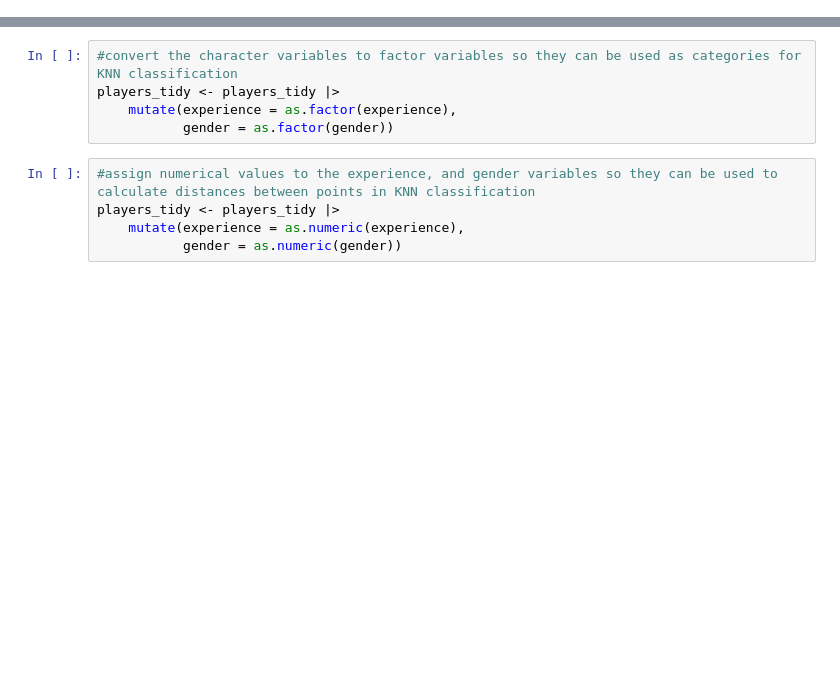
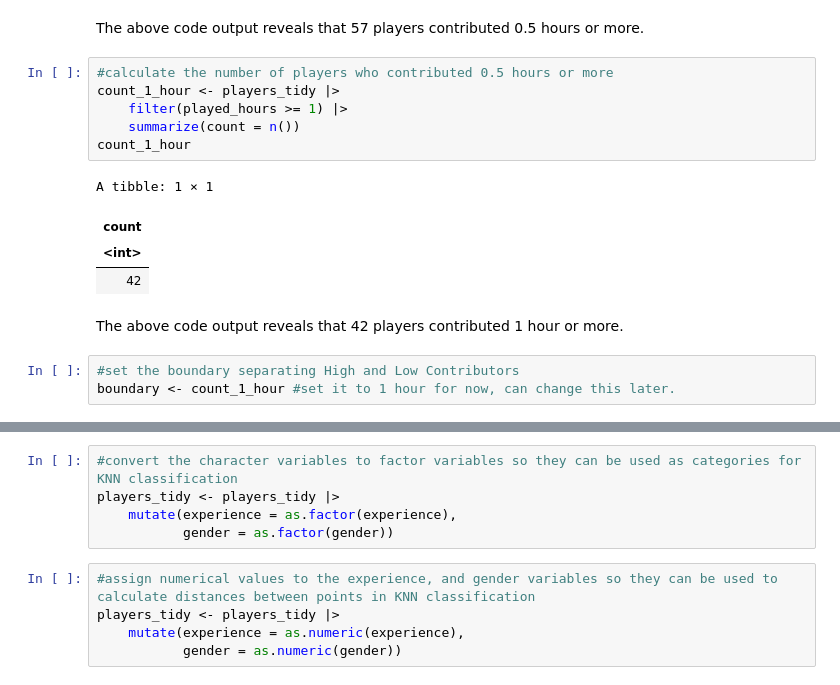
Before and after one commit to Nic917/DSCI-project-, a Jupyter notebook: ipynb_checkpoints/DSCI100_Group_Project_Code-checkpoint.ipynb, the cells around one changed output, grey strips where cells are left out. Saved outputs shown, nothing was run; the diff lists cells and outputs as text; blank space fills up the shorter version.

```diff
--- a/ipynb_checkpoints/DSCI100_Group_Project_Code-checkpoint.ipynb
+++ b/ipynb_checkpoints/DSCI100_Group_Project_Code-checkpoint.ipynb
@@ -27,0 +111,18 @@ The above code output reveals that the average number of played hours in the pla
+# %% [markdown]
+The above code output reveals that 57 players contributed 0.5 hours or more.
+# %%
+#calculate the number of players who contributed 0.5 hours or more
+count_1_hour <- players_tidy |>
+    filter(played_hours >= 1) |>
+    summarize(count = n())
+count_1_hour
+# %% [output]
+A tibble: 1 × 1
+| count |
+| <int> |
+| 42 |
+# %% [markdown]
+The above code output reveals that 42 players contributed 1 hour or more.
+# %%
+#set the boundary separating High and Low Contributors
+boundary <- count_1_hour #set it to 1 hour for now, can change this later.
```
Also changed, not shown: parts of 13 cells of this notebook.
